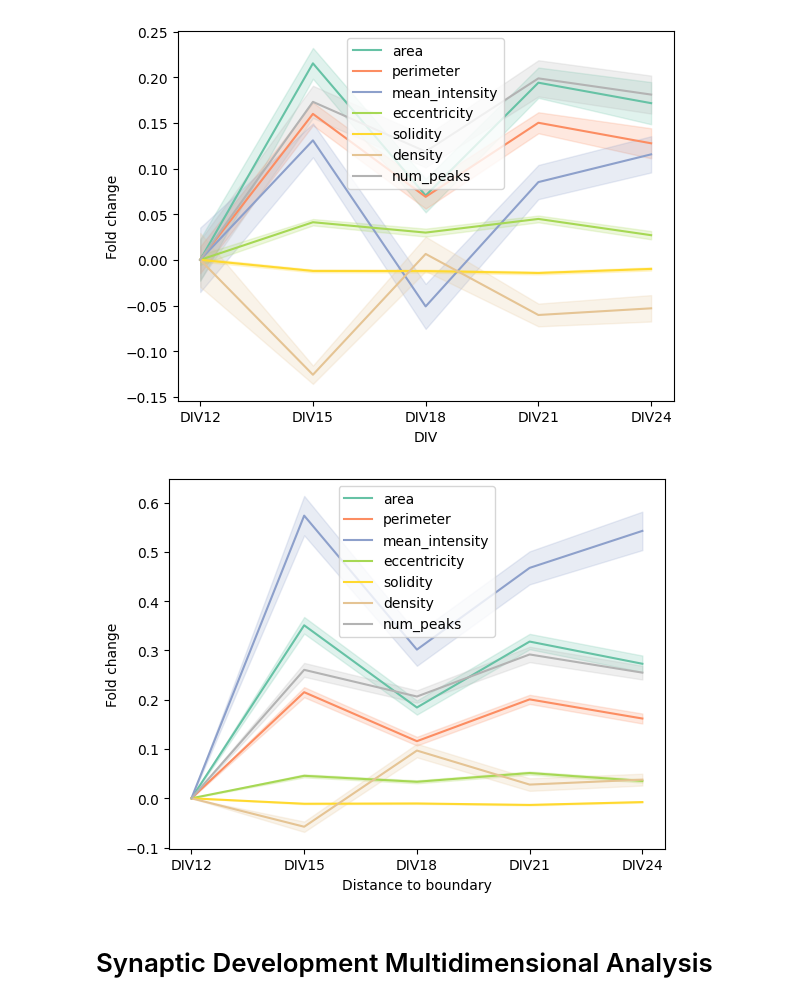
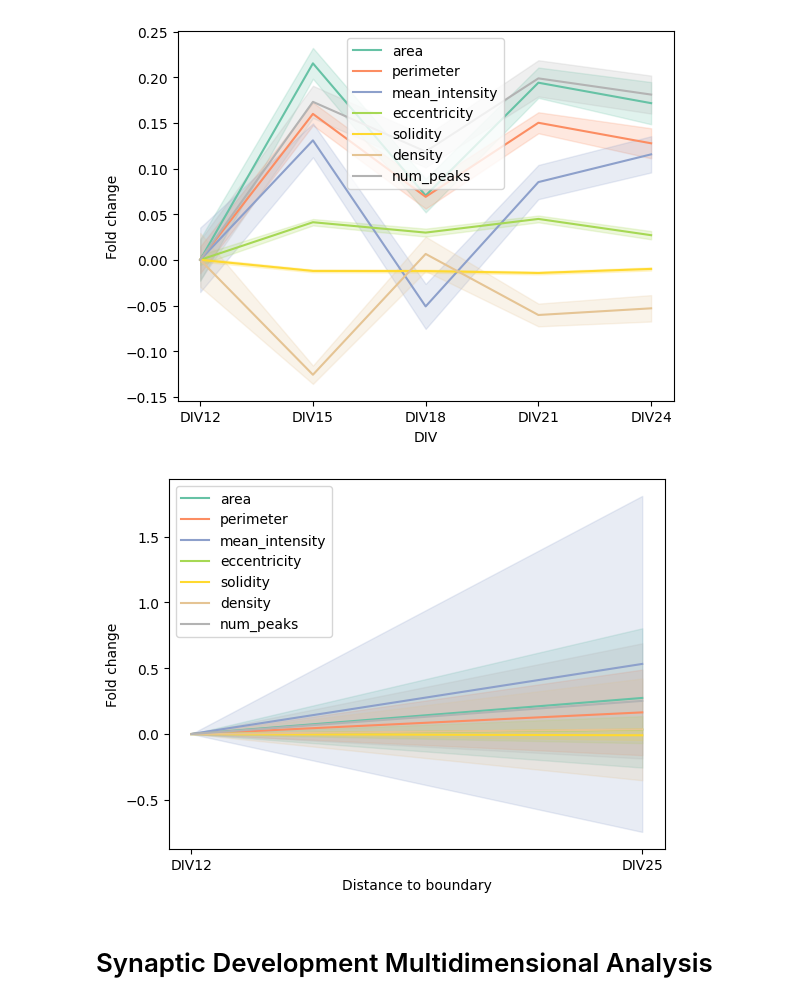
Before and after one commit to FLClab/STED-FM, a Jupyter notebook: experiments/diffusion-experiments/notebooks/synaptic_development.ipynb, the cells around one changed output. Drawn from its saved outputs; the diff is of its cells as text; code cells hidden in the pictures.

```diff
--- a/experiments/diffusion-experiments/notebooks/synaptic_development.ipynb
+++ b/experiments/diffusion-experiments/notebooks/synaptic_development.ipynb
@@ -287,6 +294,7 @@ def compute_real_features(dataset):
     labels = []
     all_features = []
     distances = []
+    all_embeddings = []
     for i in trange(len(dataset)):
         img, metadata = dataset[i]
         img = img.unsqueeze(0).to(DEVICE)
@@ -303,20 +311,22 @@ def compute_real_features(dataset):
         d = (latent_code.dot(boundary.T) + intercept) * norm
         distances.append(d)
         labels.append(label)
+        all_embeddings.append(latent_code)
         avg_features = np.mean(features, axis=0)
         all_features.append(avg_features)
     all_features = np.array(all_features)
     labels = np.array(labels)
     distances = np.array(distances)
-    return all_features, labels, distances
+    all_embeddings = np.array(all_embeddings)
+    return all_features, labels, distances, all_embeddings
 
 
 
-train_real_features, train_real_labels, train_real_distances = compute_real_features(dataset_train)
-print(train_real_features.shape, train_real_labels.shape)
-valid_real_features, valid_real_labels, valid_real_distances = compute_real_features(dataset_valid)
-print(valid_real_features.shape, valid_real_labels.shape)
-test_real_features, test_real_labels, test_real_distances = compute_real_features(dataset_test)
-print(test_real_features.shape, test_real_labels.shape)
+train_real_features, train_real_labels, train_real_distances, train_real_embeddings = compute_real_features(dataset_train)
+print(train_real_features.shape, train_real_labels.shape, train_real_embeddings.shape)
+valid_real_features, valid_real_labels, valid_real_distances, valid_real_embeddings = compute_real_features(dataset_valid)
+print(valid_real_features.shape, valid_real_labels.shape, valid_real_embeddings.shape)
+test_real_features, test_real_labels, test_real_distances, test_real_embeddings = compute_real_features(dataset_test)
+print(test_real_features.shape, test_real_labels.shape, test_real_embeddings.shape)
 # %% [output]
 1430
@@ -527,7 +1008,7 @@ def bootstrap_real_trajectories(features, labels, n=1000):
     out = []
     for _ in trange(n):
         temp = []
-        for label in np.unique(labels):
+        for label in [np.unique(labels)[0], np.unique(labels)[-1]]:
             indices = np.where(labels == label)[0]
             sample_features = features[indices]
             no_good = True
@@ -542,35 +1023,35 @@ def bootstrap_real_trajectories(features, labels, n=1000):
 # %%
 def plot_real_trajectories(features: np.ndarray, labels: np.ndarray, n: int = 1):
     bootstrap_trajectories = bootstrap_real_trajectories(features, labels, n=1000)
     feature_names = ["area", "perimeter", "mean_intensity", "eccentricity", "solidity", "density",  "num_peaks"]# , "num_proteins"]
     cmap = plt.get_cmap("Set2", len(feature_names))
     num_trajectories, num_timesteps, num_features = bootstrap_trajectories.shape
 
     fig = plt.figure()
     ax = fig.add_subplot(111)
     for feature_idx in range(num_features - 1):
         feature_data = bootstrap_trajectories[:, :, feature_idx]
         feature_data = (feature_data - feature_data[:, 0:1]) / feature_data[:, 0:1]
 
         mean = np.mean(feature_data, axis=0)
         std_err = np.std(feature_data, axis=0)
-        sem_err = np.std(feature_data, axis=0) / np.sqrt(len(feature_data))
+        # sem_err = np.std(feature_data, axis=0) / np.sqrt(len(feature_data))
         cid, ciu = np.percentile(feature_data, 10.0, axis=0), np.percentile(feature_data, 90.0, axis=0)
 
         ax.plot(mean, c=cmap(feature_idx), label=feature_names[feature_idx])
-        ax.fill_between(np.arange(num_timesteps), mean - sem_err, mean + sem_err, color=cmap(feature_idx), alpha=0.2)
+        ax.fill_between(np.arange(num_timesteps), mean - std_err, mean + std_err, color=cmap(feature_idx), alpha=0.2)
 
         ax.set_xlabel("Distance to boundary")
         ax.set_ylabel("Fold change")
-        ax.set_xticks(np.arange(num_timesteps))
-        ax.set_xticklabels(["DIV12", "DIV15", "DIV18", "DIV21", "DIV24"])
+        ax.set_xticks(np.arange(2))
+        ax.set_xticklabels(["DIV12", "DIV25"])
     ax.legend()
     plt.show()
     fig.savefig(os.path.join(OUTPUT_DIR, f"real_sampled_trajectories.pdf"), dpi=900, transparent=True)
 
 plot_real_trajectories(train_real_features, train_real_labels, n=1)
 # %% [output]
-[figure, old version]
+[figure, new version]
 # %% [markdown]
 # Synaptic Development Multidimensional Analysis
 # %% [markdown]
```
Also changed, not shown: parts of 14 cells of this notebook, 1 other file.
